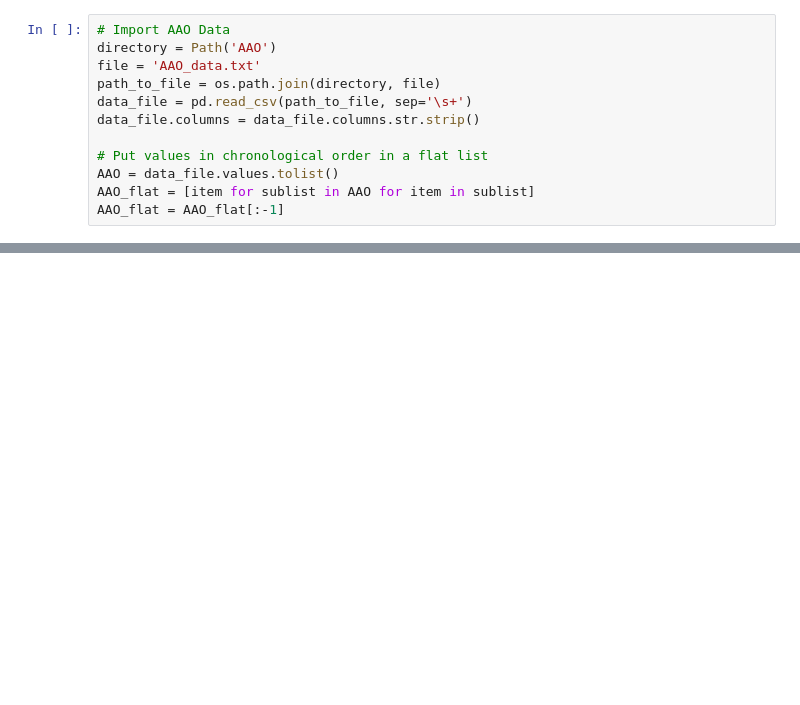
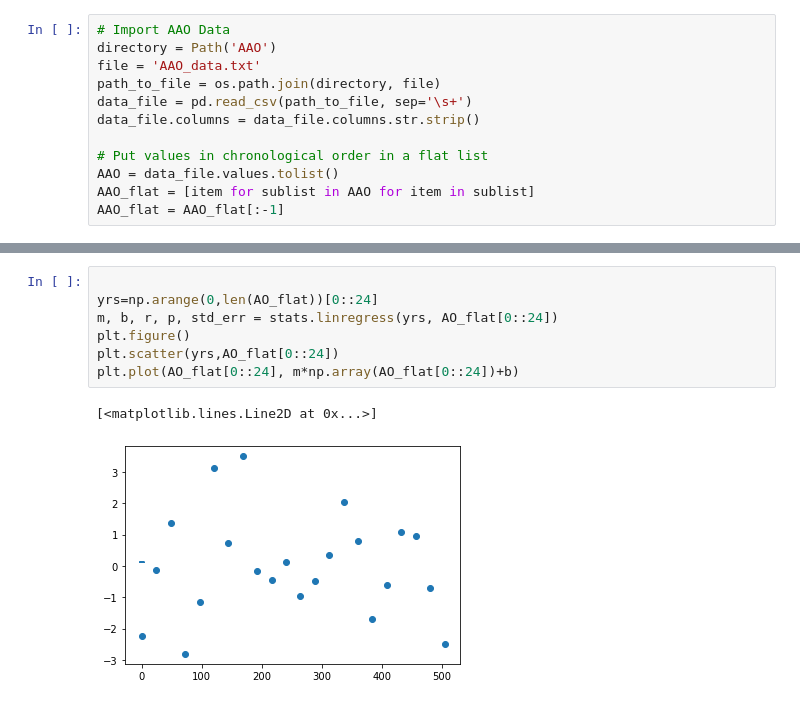
Before and after one commit to Rainette9/AO_Sea-ice, a Jupyter notebook: Data/Project 5.ipynb, the cells around one changed output, grey strips where cells are left out. Cells and saved outputs as stored; diff of their text form; blank space fills up the shorter version.

```diff
--- a/Data/Project 5.ipynb
+++ b/Data/Project 5.ipynb
@@ -357,0 +404,10 @@ print(matrix)
+# %%
+
+yrs=np.arange(0,len(AO_flat))[0::24]
+m, b, r, p, std_err = stats.linregress(yrs, AO_flat[0::24])
+plt.figure()
+plt.scatter(yrs,AO_flat[0::24])
+plt.plot(AO_flat[0::24], m*np.array(AO_flat[0::24])+b)
+# %% [output]
+[<matplotlib.lines.Line2D at 0x...>]
+[figure, added]
```
Also changed, not shown: parts of 12 cells of this notebook.
